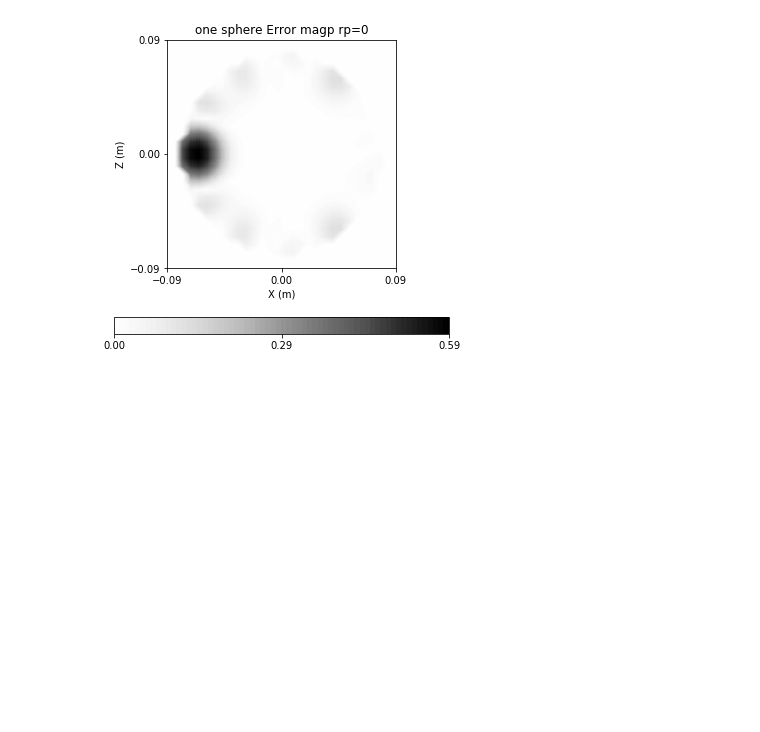
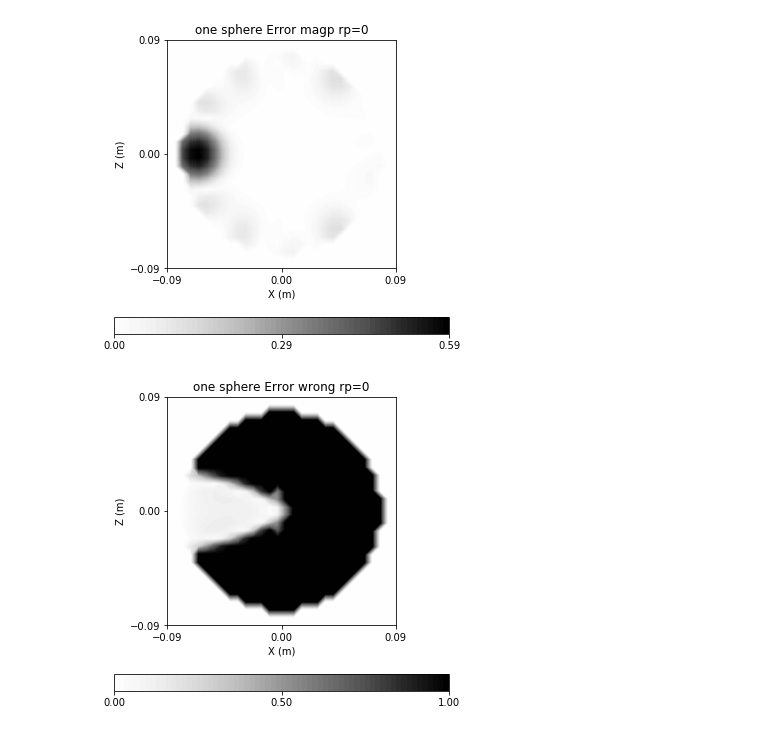
Before and after one commit to Neuroinflab/kESI, a Jupyter notebook: extras/validation/error_calculations.ipynb, the cells around one changed output. Saved outputs shown, nothing was run; the diff lists cells and outputs as text; code cells hidden in the pictures; blank space fills up the shorter version.

Commit message:
Error formula consistent with kCSD paper (2019)

```diff
--- a/extras/validation/error_calculations.ipynb
+++ b/extras/validation/error_calculations.ipynb
@@ -167,7 +167,7 @@ def generate_figure(X, Y, Z, values, values_type, IDX, layer, title, save_path=s
     VALUES = np.zeros(X.shape)
     for v, i, j, k in zip(values, *np.where(IDX)):  # place values in regular grid
         VALUES[i, j, k] = v
-    make_plot(VALUES, values_type, X, Y, Z, path, idx=layer, fig_title=title)
+    make_plot(VALUES, values_type, X, Y, Z, save_path, idx=layer, fig_title=title)
 # %%
 sphere = 'one sphere'
 #sphere = 'four spheres'
@@ -224,3 +232,33 @@ magp = calculate_magp(true_csd[src_nr], est_csd[src_nr])
 generate_figure(X, Y, Z, magp, 'err', IDX, layer, str(sphere)+' Error magp rp=0')
 # %% [output]
 [figure]
+# %%
+def calculate_point_error_wrong(true_csd, est_csd):
+    """
+    Calculates normalized error of reconstruction at every point of
+    estimation space separetly.
+    Parameters
+    ----------
+    true_csd: numpy array
+        Values of true csd at points of kCSD estimation.
+    est_csd: numpy array
+        CSD estimated with kCSD method.
+    Returns
+    -------
+    point_error: numpy array
+        Normalized error of reconstruction calculated separetly at every
+        point of estimation space.
+    """
+    epsilon = np.finfo(np.float64).eps
+    point_error = np.linalg.norm(true_csd.reshape(true_csd.size, 1) -
+                                 est_csd.reshape(est_csd.size, 1), axis=1)
+    point_error /= np.linalg.norm(true_csd.reshape(true_csd.size, 1),
+                                  axis=1) + \
+                                  epsilon*np.max(np.linalg.norm(true_csd.reshape(true_csd.size, 1), axis=1))
+    return point_error
+# %%
+wrong_err = calculate_point_error_wrong(true_csd[src_nr], est_csd[src_nr])
+wrong_err_sig = sigmoid_error(wrong_err)
+generate_figure(X, Y, Z, wrong_err_sig, 'err', IDX, layer, str(sphere)+' Error wrong rp=0')
+# %% [output]
+[figure, added]
```
Also changed, not shown: parts of 2 cells of this notebook, 3 other files.
